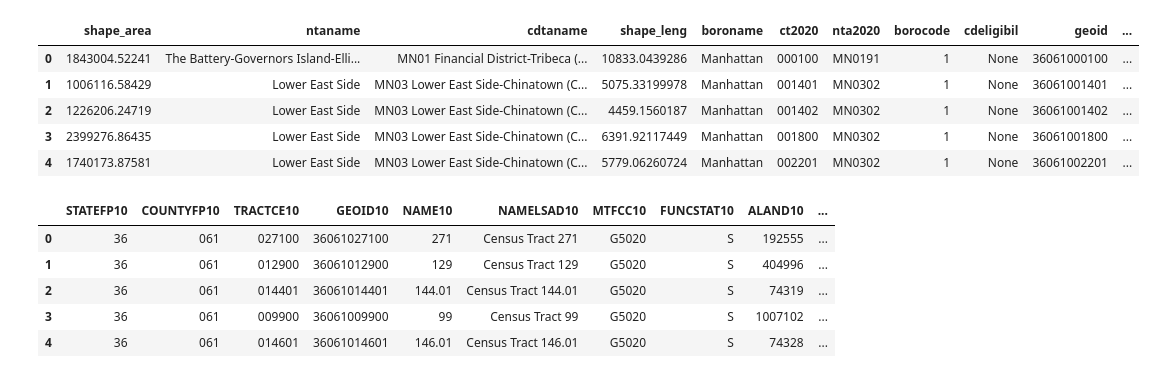
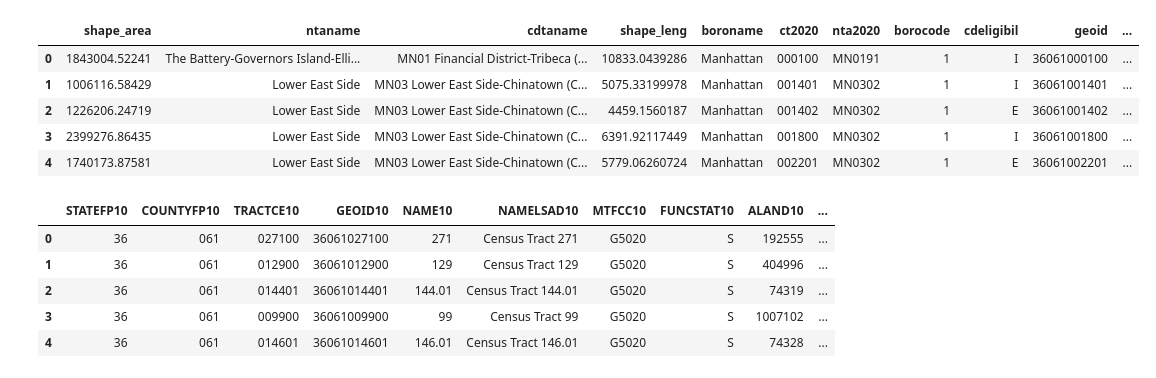
Before and after one commit to jennahgosciak/cb3-census-data, a Jupyter notebook: 00_load_census_data.ipynb, the cells around one changed output. Cells and saved outputs as stored; diff of their text form; code cells hidden in the pictures.

Commit message:
updating data, cleaning up code

```diff
--- a/00_load_census_data.ipynb
+++ b/00_load_census_data.ipynb
@@ -25,15 +26,14 @@ df_block_rel = pd.read_csv("tab2010_tab2020_st36_ny.txt")
 # %%
-# nyc_tracts = gpd.read_file(
-#     "https://data.cityofnewyork.us/resource/63ge-mke6.geojson?$limit=100000"
-# )
-nyc_tracts = gpd.read_file("2020 Census Tracts_20250307.geojson")
+nyc_tracts = gpd.read_file(
+    "https://data.cityofnewyork.us/resource/63ge-mke6.geojson?$limit=100000"
+)
 nyc_tracts.head()
 # %% [output]
 |  | shape_area | ntaname | cdtaname | shape_leng | boroname | ct2020 | nta2020 | borocode | cdeligibil | geoid | ... |
-| 0 | 1843004.52241 | The Battery-Governors Island-Elli... | MN01 Financial District-Tribeca (... | 10833.0439286 | Manhattan | 000100 | MN0191 | 1 | None | 36061000100 | ... |
-| 1 | 1006116.58429 | Lower East Side | MN03 Lower East Side-Chinatown (C... | 5075.33199978 | Manhattan | 001401 | MN0302 | 1 | None | 36061001401 | ... |
-| 2 | 1226206.24719 | Lower East Side | MN03 Lower East Side-Chinatown (C... | 4459.1560187 | Manhattan | 001402 | MN0302 | 1 | None | 36061001402 | ... |
-| 3 | 2399276.86435 | Lower East Side | MN03 Lower East Side-Chinatown (C... | 6391.92117449 | Manhattan | 001800 | MN0302 | 1 | None | 36061001800 | ... |
-| 4 | 1740173.87581 | Lower East Side | MN03 Lower East Side-Chinatown (C... | 5779.06260724 | Manhattan | 002201 | MN0302 | 1 | None | 36061002201 | ... |
+| 0 | 1843004.52241 | The Battery-Governors Island-Elli... | MN01 Financial District-Tribeca (... | 10833.0439286 | Manhattan | 000100 | MN0191 | 1 | I | 36061000100 | ... |
+| 1 | 1006116.58429 | Lower East Side | MN03 Lower East Side-Chinatown (C... | 5075.33199978 | Manhattan | 001401 | MN0302 | 1 | I | 36061001401 | ... |
+| 2 | 1226206.24719 | Lower East Side | MN03 Lower East Side-Chinatown (C... | 4459.1560187 | Manhattan | 001402 | MN0302 | 1 | E | 36061001402 | ... |
+| 3 | 2399276.86435 | Lower East Side | MN03 Lower East Side-Chinatown (C... | 6391.92117449 | Manhattan | 001800 | MN0302 | 1 | I | 36061001800 | ... |
+| 4 | 1740173.87581 | Lower East Side | MN03 Lower East Side-Chinatown (C... | 5779.06260724 | Manhattan | 002201 | MN0302 | 1 | E | 36061002201 | ... |
 # %%
 # load 2010 tracts
```
Also changed, not shown: parts of 64 cells of this notebook, 6 other files.
